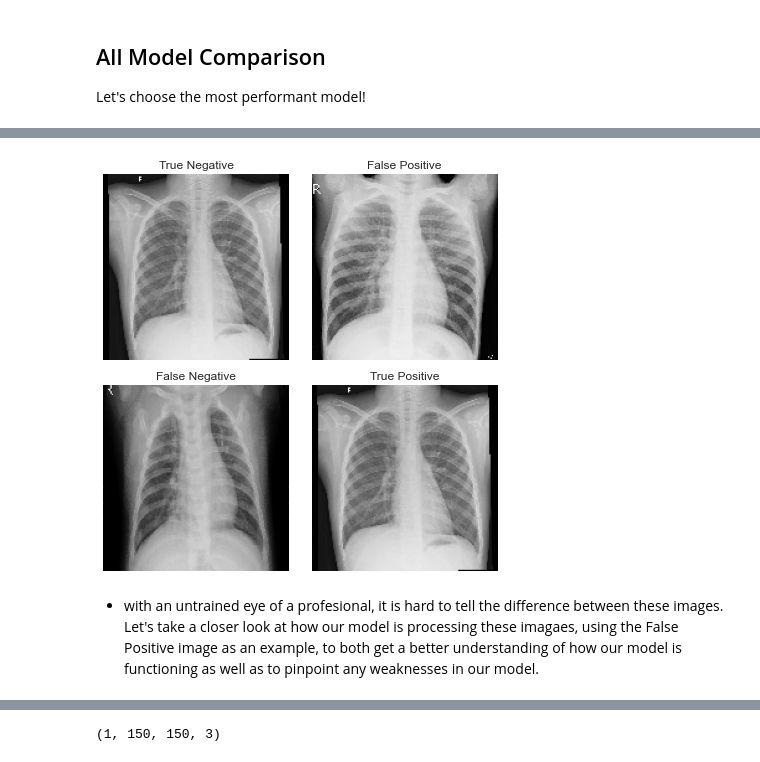
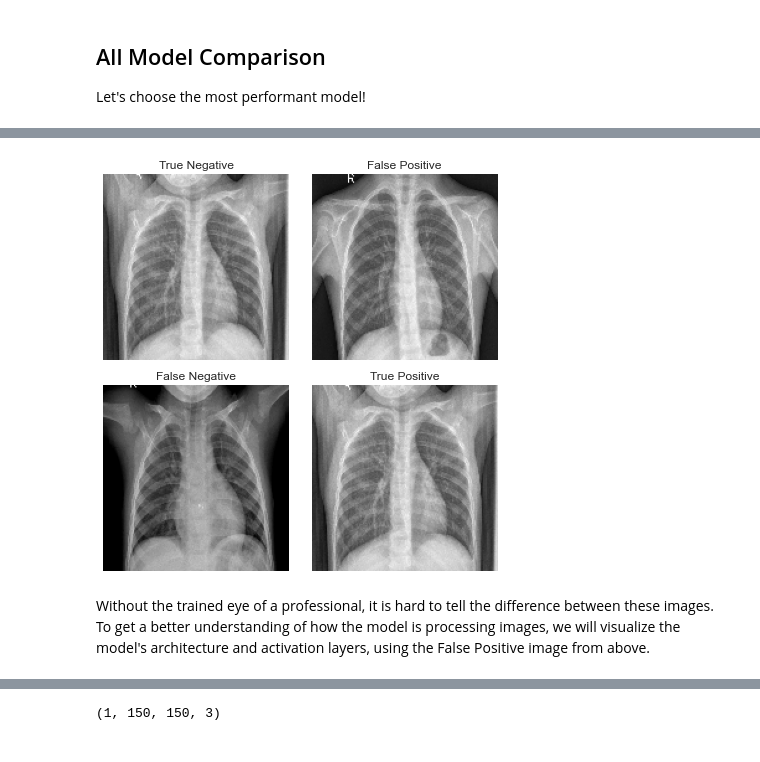
Before and after one commit to Bella3s/xray_image_classification, a Jupyter notebook: index.ipynb, the cells around one changed output, grey strips where cells are left out. Saved outputs shown, nothing was run; the diff lists cells and outputs as text; code cells hidden in the pictures.

```diff
--- a/index.ipynb
+++ b/index.ipynb
@@ -214,12 +214,15 @@ train_generator = train_datagen.flow_from_directory(train_dir,
 val_generator = val_datagen.flow_from_directory(val_dir,
                                                 target_size=(150,150),
                                                 batch_size=8,
-                                                class_mode='binary')
+                                                class_mode='binary',
+                                                # So confusion matrix image correct
+                                                shuffle=False)
 
 test_generator = test_datagen.flow_from_directory(test_dir,
                                                   target_size=(150,150),
                                                   batch_size=8,
-                                                  class_mode='binary')
+                                                  class_mode='binary',
+                                                  shuffle=False)
 # %% [output]
 Found 4696 images belonging to 2 classes.
 Found 536 images belonging to 2 classes.
@@ -381,8 +384,8 @@ for i in range(1,147):
     train_img_reshaped = np.concatenate((train_img_reshaped, train_images[i].reshape(train_images[i].shape[0], -1)))
     train_labels_reshaped = np.concatenate((train_labels_reshaped, train_labels[i].reshape(train_labels[i].shape[0], -1)))
 
-# Reshape all of validation data
-for i in range(1,51):
+# Reshape ALL of validation data
+for i in range(1,67):
     val_img_reshaped = np.concatenate((val_img_reshaped, val_images[i].reshape(val_images[i].shape[0], -1)))
     val_labels_reshaped = np.concatenate((val_labels_reshaped, val_labels[i].reshape(val_labels[i].shape[0], -1)))
 # %%
@@ -754,7 +757,3 @@ Execution Time: 2728
-# %%
-# Get rest of labeled validation data for building the confusion matrix
-for i in range(51,67):
-    val_labels_reshaped = np.concatenate((val_labels_reshaped, val_labels[i].reshape(val_labels[i].shape[0], -1)))
 # %%
 # Visualize
 
@@ -1164,25 +1146,26 @@ tn_index = predictions_df[predictions_df['t_f_p_n'] == 'TN'].index
 # %%
 # Display images
 fig, ax = plt.subplots(ncols=2, nrows=2, figsize=(6,6))
 
 ax[0,0].imshow(test_images[0][tn_index[0]])
 ax[0,0].set_title('True Negative')
 ax[0,0].axis('off')
 
 ax[0,1].imshow(test_images[0][fp_index[0]])
 ax[0,1].set_title('False Positive')
 ax[0,1].axis('off')
 
-ax[1,0].imshow(test_images[0][fn_index[0]])
+# index 390 -> 48th batch of 8, 6th image
+ax[1,0].imshow(test_images[48][6])
 ax[1,0].set_title('False Negative')
 ax[1,0].axis('off')
 
 ax[1,1].imshow(test_images[0][tn_index[0]])
 ax[1,1].set_title('True Positive')
 ax[1,1].axis('off')
 plt.tight_layout();
 # %% [output]
-[figure, old version]
+[figure, new version]
-# %% [markdown]
-- with an untrained eye of a profesional, it is hard to tell the difference between these images.  Let's take a closer look at how our model is processing these imagaes, using the False Positive image as an example, to both get a better understanding of how our model is functioning as well as to pinpoint any weaknesses in our model.
+# %% [markdown]
+Without the trained eye of a professional, it is hard to tell the difference between these images.  To get a better understanding of how the model is processing images, we will visualize the model's architecture and activation layers, using the False Positive image from above.
 # %%
```
Also changed, not shown: parts of 52 cells of this notebook, 1 other file.
